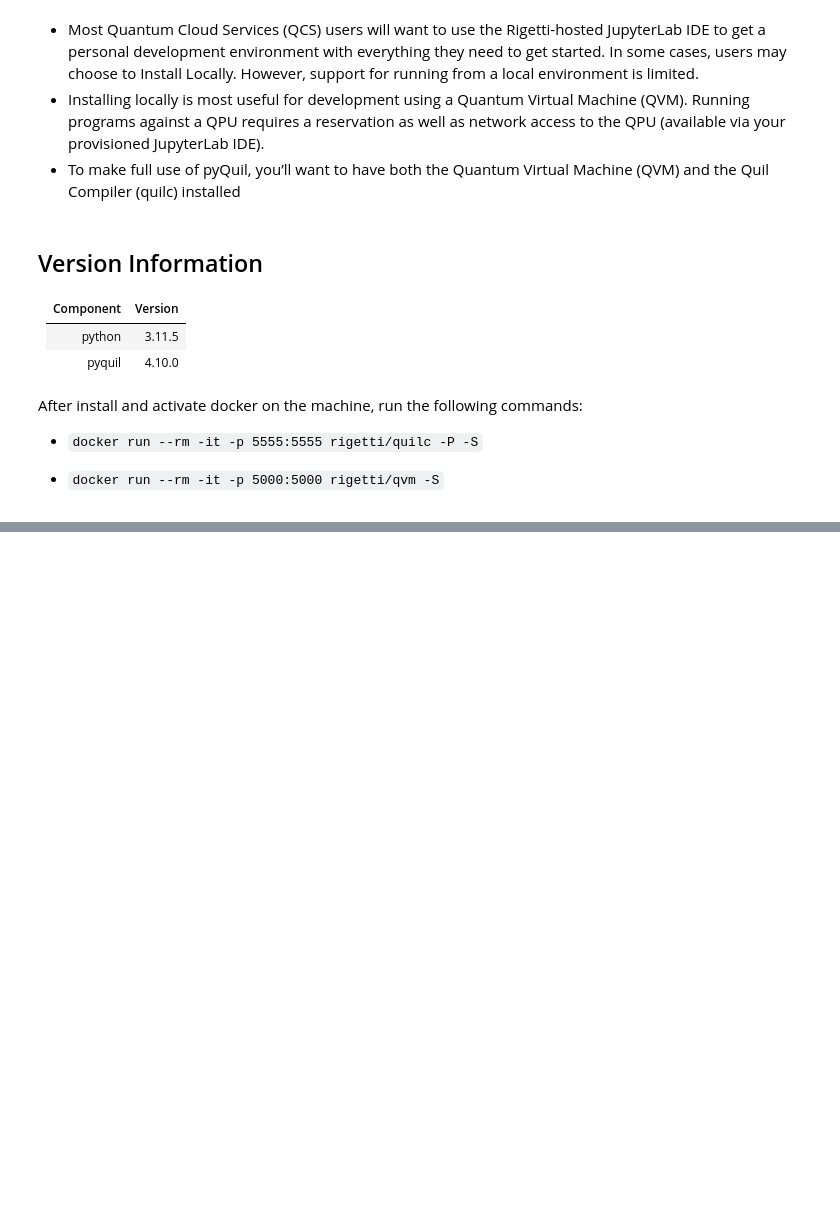
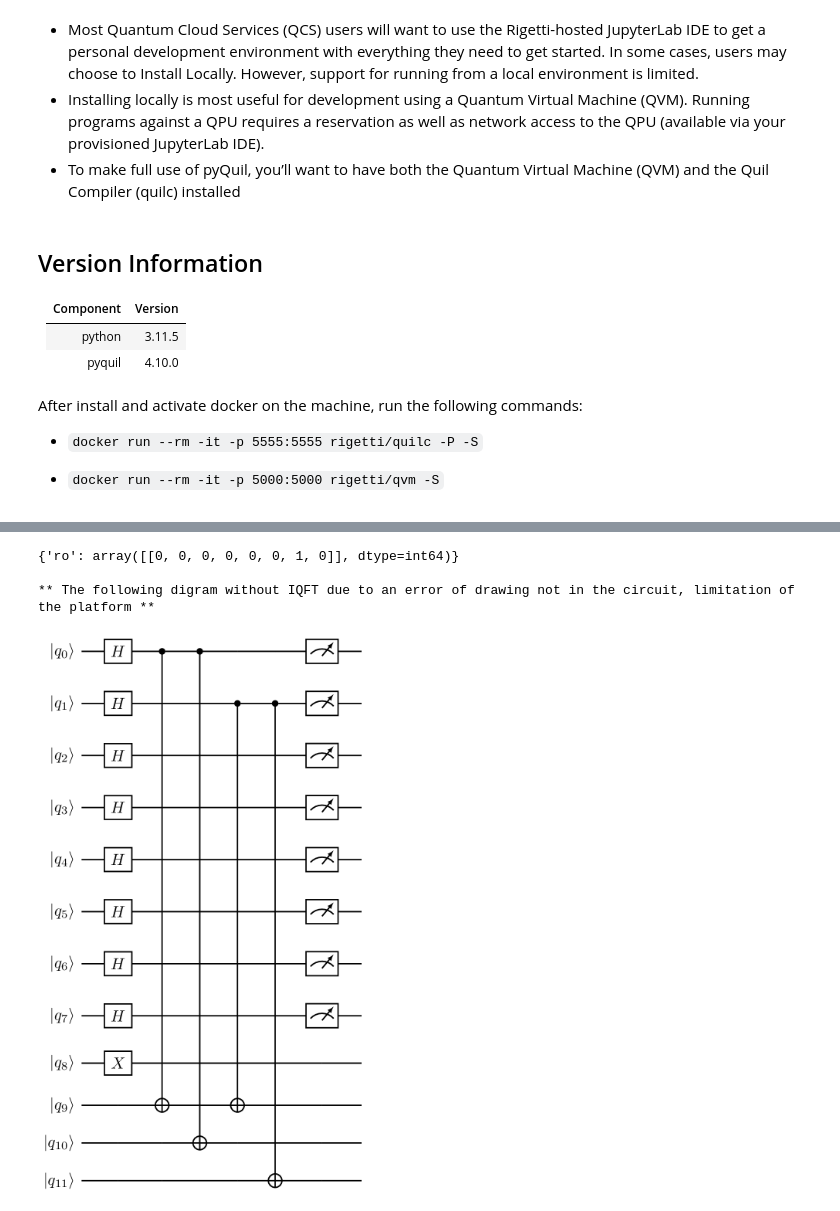
Before and after one commit to asajm/Quantum-Platform-Compare, a Jupyter notebook: pyQuil.ipynb, the cells around one changed output, grey strips where cells are left out. Cells and saved outputs as stored; diff of their text form; code cells hidden in the pictures; blank space fills up the shorter version.

```diff
--- a/pyQuil.ipynb
+++ b/pyQuil.ipynb
@@ -65,0 +182,24 @@ print(measurement_results[1])
+# %%
+# Example usage
+N = 15
+a = 7
+qc = initiate_qc(N)
+qc = append_c_amodN(qc, a, N)
+# qc = append_IQFT(qc,N)
+
+
+# Measure the first m_len qubits
+ro = qc.declare('ro', 'BIT', m_len)
+for i in range(m_len):
+    qc += MEASURE(i, ro[i])
+
+
+# Print the result
+print(result)
+print('\n** The following digram without IQFT due to an error of drawing not in the circuit, limitation of the platform **')
+display(qc)
+# %% [output]
+{'ro': array([[0, 0, 0, 0, 0, 0, 1, 0]], dtype=int64)}
+
+** The following digram without IQFT due to an error of drawing not in the circuit, limitation of the platform **
+[figure, added]
```
Also changed, not shown: parts of 5 cells of this notebook, 1 other file.
